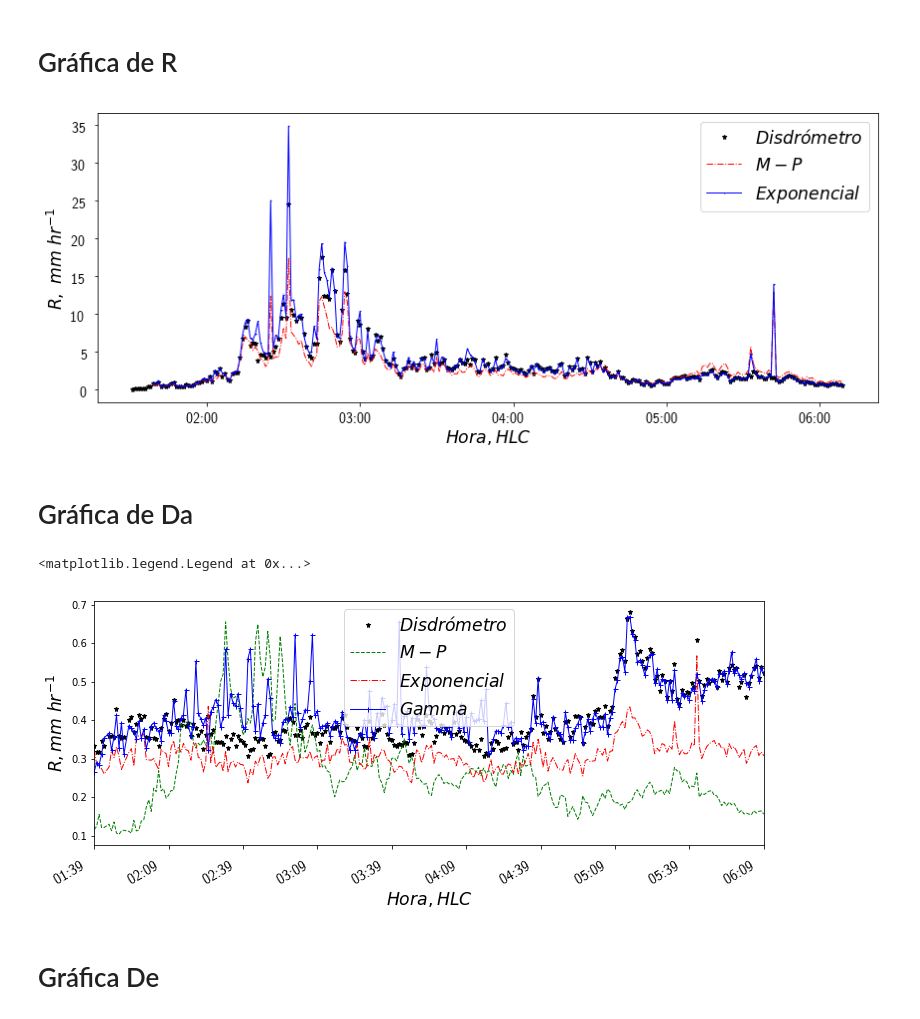
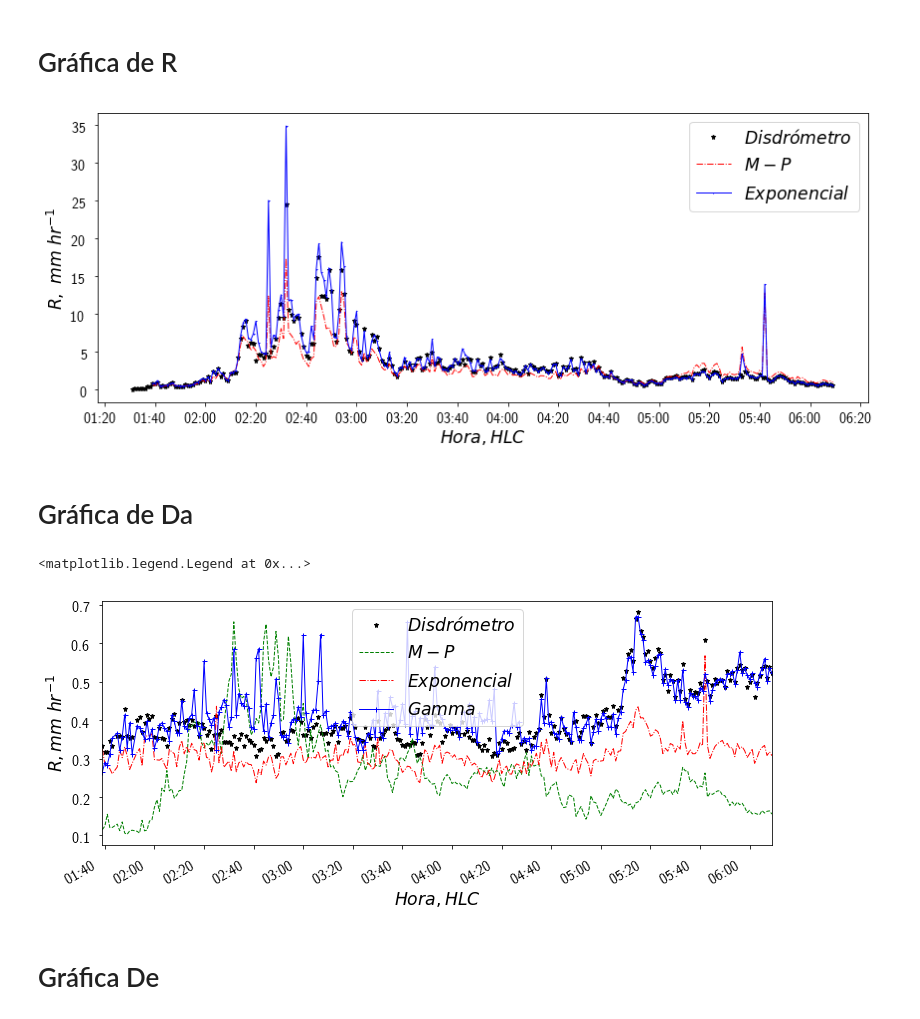
Before and after one commit to aladinor/Tesis, a Jupyter notebook: source/extrac_Rainrate_disdrometers_77.ipynb, the cells around one changed output. Saved outputs shown, nothing was run; the diff lists cells and outputs as text; code cells hidden in the pictures.

```diff
--- a/source/extrac_Rainrate_disdrometers_77.ipynb
+++ b/source/extrac_Rainrate_disdrometers_77.ipynb
@@ -142,7 +150,7 @@ start = '2016-07-06 01:30'
 end = '2016-07-06 06:10'
 dates = results2.index[(results2.index > start) & (results2.index < end)]
 dates2 = df_77.index[(df_77.index > start) & (df_77.index < end) ]
-dates1 = df_all.index[(df_all.index > start) & (df_all.index < end)]
+# dates1 = df_all.index[(df_all.index > start) & (df_all.index < end)]
 dates3 = df_201.index[(df_201.index > start) & (df_201.index < end)]
 
 plt.figure(figsize=(12,5))
@@ -151,41 +159,47 @@ plt.plot(results2.loc[dates].index.to_pydatetime(), results2.loc[dates, 'rain_mr
 plt.plot(df_77.loc[dates2].index, df_77.loc[dates2, 'R_exp'], 'r-.', markersize=1, linewidth=1)
 plt.plot(df_77.loc[dates2].index, df_77.loc[dates2, 'R_246'], 'b-+',  markersize=1, linewidth=1 )
 
+xlocator = matplotlib.dates.MinuteLocator(byminute=np.arange(0,180,20), interval = 1)
+plt.gca().xaxis.set_major_locator(xlocator)
+plt.gca().xaxis.set_major_formatter(DateFormatter('%H:%M'))
 plt.xlabel('$Hora, HLC$', fontsize='xx-large')
 plt.ylabel(r'$R,\ mm\ hr^{-1}$', fontsize='xx-large')
 plt.yticks(usetex=True, size='x-large')
 plt.xticks(usetex=True, size='x-large')
-plt.gca().xaxis.set_major_formatter(DateFormatter('%H:%M'))
 plt.legend([ur'$Disdrómetro$', '$M-P$','$Exponencial$', '$Gamma$'], loc=1, prop={'size': 'xx-large'})
 plt.tight_layout()
 # plt.savefig('{}/R_series_77.png'.format(save_figs), type='png', bbox_inches='tight', dpi=150)
 # %% [output]
-[figure, old version]
+[figure, new version]
 # %% [markdown]
 # Gráfica de Da
 # %%
 start = '2016-07-06 01:30'
 end = '2016-07-06 06:10'
 dates = results2.index[(results2.index > start) & (results2.index < end)]
 dates2 = df_77.index[(df_77.index > start) & (df_77.index < end) ]
 # dates1 = df_all.index[(df_all.index > start) & (df_all.index < end)]
 dates3 = df_201.index[(df_201.index > start) & (df_201.index < end)]
 
 plt.figure(figsize=(12,5))
+
 df_77.loc[dates2, 'Da_dsd'].plot(style='k*', markersize=5, linewidth=2)
 df_77.loc[dates2, 'Da_mp'].plot(style='g--', markersize=5, linewidth=1)
 df_77.loc[dates2, 'Da_exp'].plot(style='r-.', markersize=5, linewidth=1)
 df_77.loc[dates2, 'Da_234_2'].plot(style='b-+', markersize=5, linewidth=1)
+
+xlocator = matplotlib.dates.MinuteLocator(byminute=np.arange(0,180,20), interval = 1)
+plt.gca().xaxis.set_major_locator(xlocator)
+plt.gca().xaxis.set_major_formatter(DateFormatter('%H:%M'))
 plt.xlabel('$Hora, HLC$', fontsize='xx-large')
 plt.ylabel(r'$R, mm \ hr^{-1}$', fontsize='xx-large')
-# plt.yticks(usetex=True, size='x-large')
+plt.yticks(usetex=True, size='x-large')
 plt.xticks(usetex=True, size='x-large')
-plt.gca().xaxis.set_major_formatter(DateFormatter('%H:%M'))
 plt.legend([ur'$Disdrómetro$', '$M-P$','$Exponencial$', '$Gamma$'],  prop={'size': 'xx-large'})
 # plt.savefig('{}/Da_series_77.png'.format(save_figs), type='png', bbox_inches='tight', dpi=150)
 # %% [output]
 <matplotlib.legend.Legend at 0x...>
-[figure, old version]
+[figure, new version]
 # %% [markdown]
 # Gráfica De
 # %%
```
Also changed, not shown: parts of 9 cells of this notebook, 3 other files.
